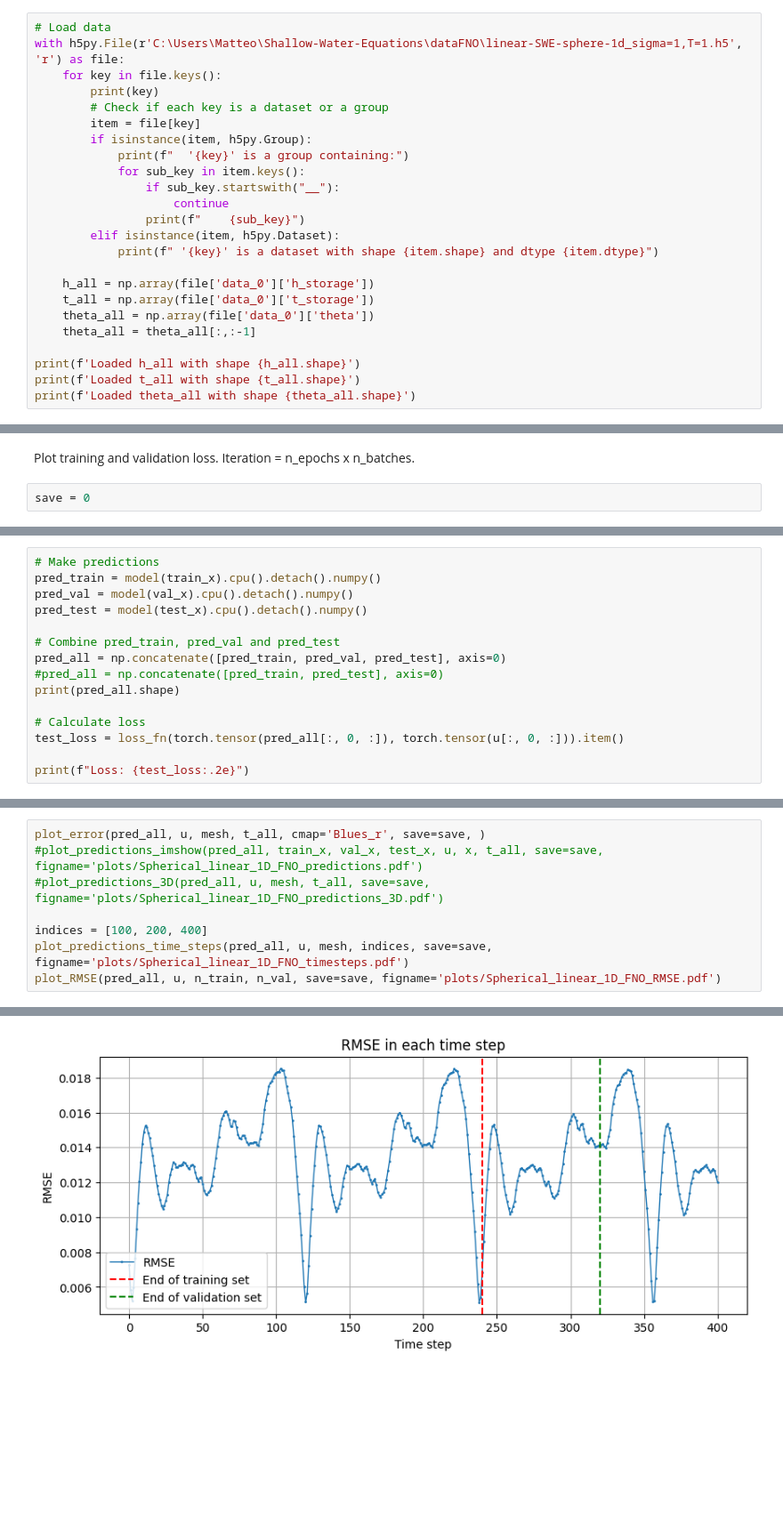
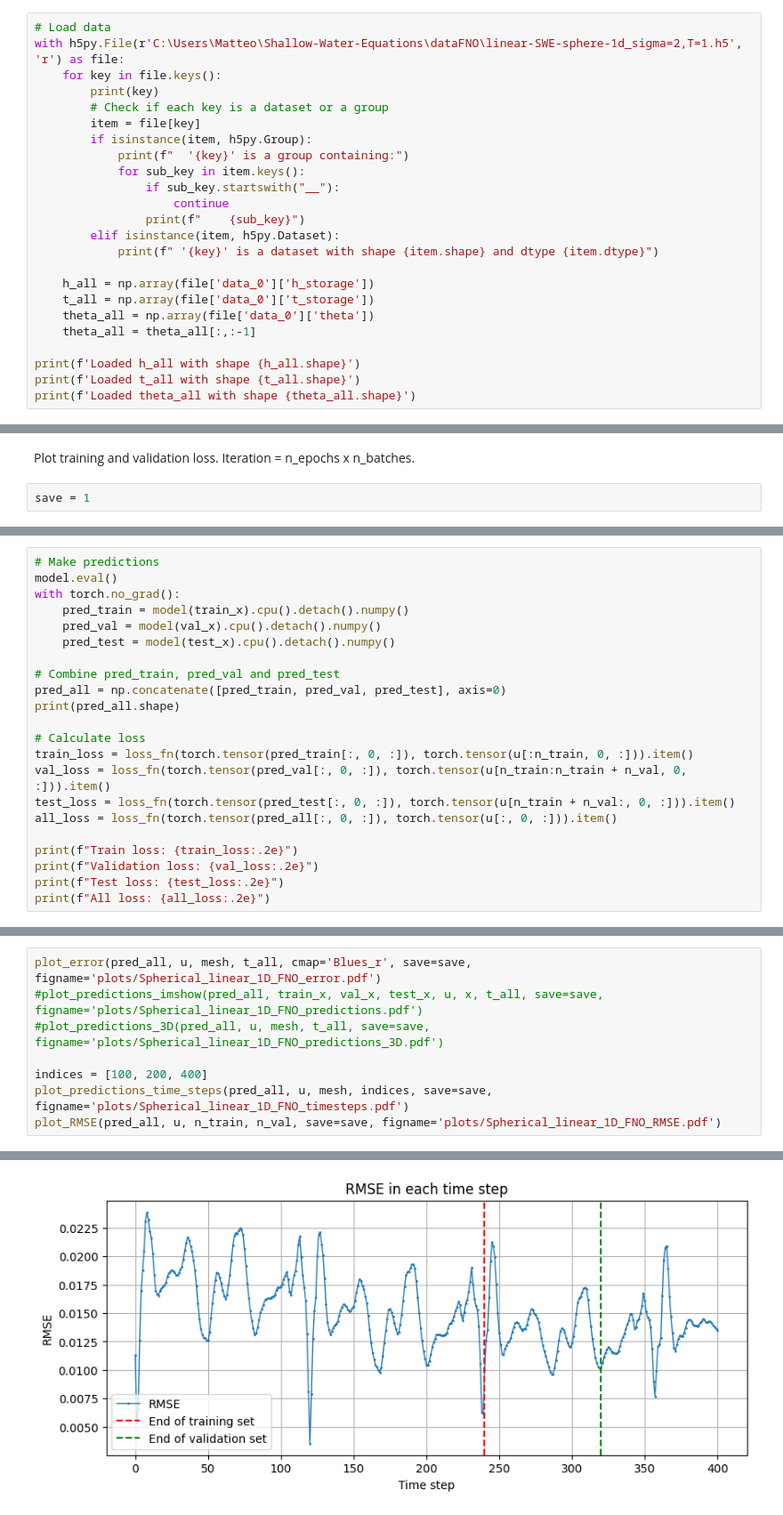
Before and after one commit to MelissaJessen/Shallow-Water-Equations, a Jupyter notebook: FNO-linear-SWE-sphere-1D.ipynb, the cells around one changed output, grey strips where cells are left out. Shown at 89% size. Cells and saved outputs as stored; diff of their text form; blank space fills up the shorter version.

```diff
--- a/FNO-linear-SWE-sphere-1D.ipynb
+++ b/FNO-linear-SWE-sphere-1D.ipynb
@@ -310,7 +310,7 @@ def plot_error(pred_all, u, mesh, time_all, cmap='Blues_r', save=False, figname=
 Load data from h5 file.
 # %%
 # Load data
-with h5py.File(r'C:\Users\Matteo\Shallow-Water-Equations\dataFNO\linear-SWE-sphere-1d_sigma=1,T=1.h5', 'r') as file:
+with h5py.File(r'C:\Users\Matteo\Shallow-Water-Equations\dataFNO\linear-SWE-sphere-1d_sigma=2,T=1.h5', 'r') as file:
     for key in file.keys():
         print(key)
         # Check if each key is a dataset or a group
@@ -459,7 +461,7 @@ Training time: 137.70 seconds
 # %% [markdown]
 Plot training and validation loss. Iteration = n_epochs x n_batches.
 # %%
-save = 0
+save = 1
 # %%
 plt.figure(figsize=(7, 4))
 plt.plot(loss_train, '.-', label='Training loss', linewidth=1, markersize=2)
@@ -480,17 +482,24 @@ plt.show()
 # %%
 # Make predictions
-pred_train = model(train_x).cpu().detach().numpy()
-pred_val = model(val_x).cpu().detach().numpy()
-pred_test = model(test_x).cpu().detach().numpy()
+model.eval()
+with torch.no_grad():
+    pred_train = model(train_x).cpu().detach().numpy()
+    pred_val = model(val_x).cpu().detach().numpy()
+    pred_test = model(test_x).cpu().detach().numpy()
 
 # Combine pred_train, pred_val and pred_test
 pred_all = np.concatenate([pred_train, pred_val, pred_test], axis=0)
-#pred_all = np.concatenate([pred_train, pred_test], axis=0)
 print(pred_all.shape)
 
 # Calculate loss
-test_loss = loss_fn(torch.tensor(pred_all[:, 0, :]), torch.tensor(u[:, 0, :])).item()
+train_loss = loss_fn(torch.tensor(pred_train[:, 0, :]), torch.tensor(u[:n_train, 0, :])).item()
+val_loss = loss_fn(torch.tensor(pred_val[:, 0, :]), torch.tensor(u[n_train:n_train + n_val, 0, :])).item()
+test_loss = loss_fn(torch.tensor(pred_test[:, 0, :]), torch.tensor(u[n_train + n_val:, 0, :])).item()
+all_loss = loss_fn(torch.tensor(pred_all[:, 0, :]), torch.tensor(u[:, 0, :])).item()
 
-print(f"Loss: {test_loss:.2e}")
+print(f"Train loss: {train_loss:.2e}")
+print(f"Validation loss: {val_loss:.2e}")
+print(f"Test loss: {test_loss:.2e}")
+print(f"All loss: {all_loss:.2e}")
 # %% [output]
 (401, 1, 500)
@@ -503,5 +513,5 @@ plot_true_solution(u, mesh, t_all, save=save)
 # %%
-plot_error(pred_all, u, mesh, t_all, cmap='Blues_r', save=save, )
+plot_error(pred_all, u, mesh, t_all, cmap='Blues_r', save=save, figname='plots/Spherical_linear_1D_FNO_error.pdf')
 #plot_predictions_imshow(pred_all, train_x, val_x, test_x, u, x, t_all, save=save, figname='plots/Spherical_linear_1D_FNO_predictions.pdf')
 #plot_predictions_3D(pred_all, u, mesh, t_all, save=save, figname='plots/Spherical_linear_1D_FNO_predictions_3D.pdf')
 
@@ -514,2 +524,2 @@ plot_RMSE(pred_all, u, n_train, n_val, save=save, figname='plots/Spherical_linea
 (401,)
-[figure, old version]
+[figure, new version]
```
Also changed, not shown: parts of 6 cells of this notebook, 25 other files.
